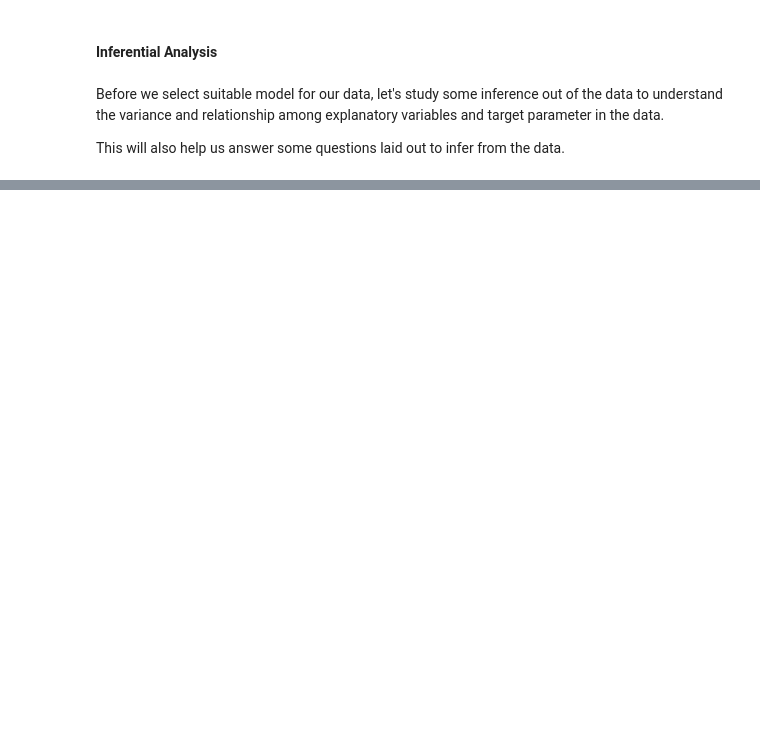
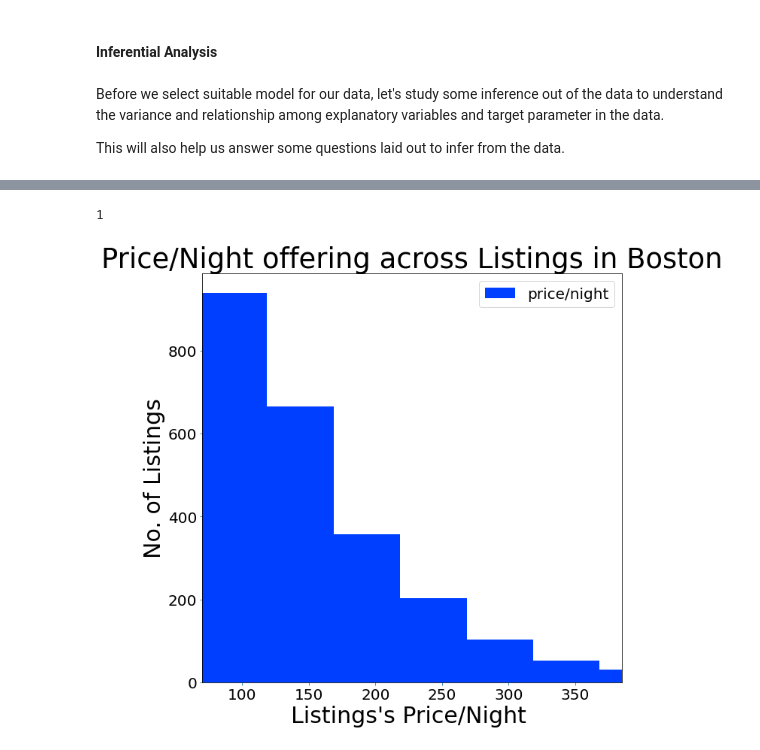
Before and after one commit to rindhane/DataMusings, a Jupyter notebook: EDA/Exploratory_Data_Analysis.ipynb, the cells around one changed output, grey strips where cells are left out. Drawn from its saved outputs; the diff is of its cells as text; code cells hidden in the pictures; blank space fills up the shorter version.

```diff
--- a/EDA/Exploratory_Data_Analysis.ipynb
+++ b/EDA/Exploratory_Data_Analysis.ipynb
@@ -877,19 +806,23 @@ import matplotlib.pyplot as plt
 # %%
 from plot_functions import plot_graph
-from plot_functions import range_without_outliers
+from functions import range_without_outliers
 inputs= {
+    'title': f'Price/Night offering across Listings in {city}',
     'kind' : 'hist',
     'bins' : 200,
-    'x_label' : 'Listings Prices in Boston',
-    'y_label': "No. of Vists/Annually",
+    'x_label' : f"Listings's Price/Night ",
+    'y_label': "No. of Listings",
     'labelsize': 20,
     'fontsize' : 30,
     'xlim':range_without_outliers(data['price']),
-    'legendlabel':'price vs demand',
+    'legendlabel':'price/night',
     'legendsize':20,
-    'file_': 'price_demand.jpg'
+    'file_': 'results/price_options.jpg'
 }
-
 plot_graph(data['price'].values, **inputs)
+1
+# %% [output]
+1
+[figure, added]
 # %%
 data['annual_earnings'].mean()
```
Also changed, not shown: parts of 37 cells of this notebook, 2 other files.
